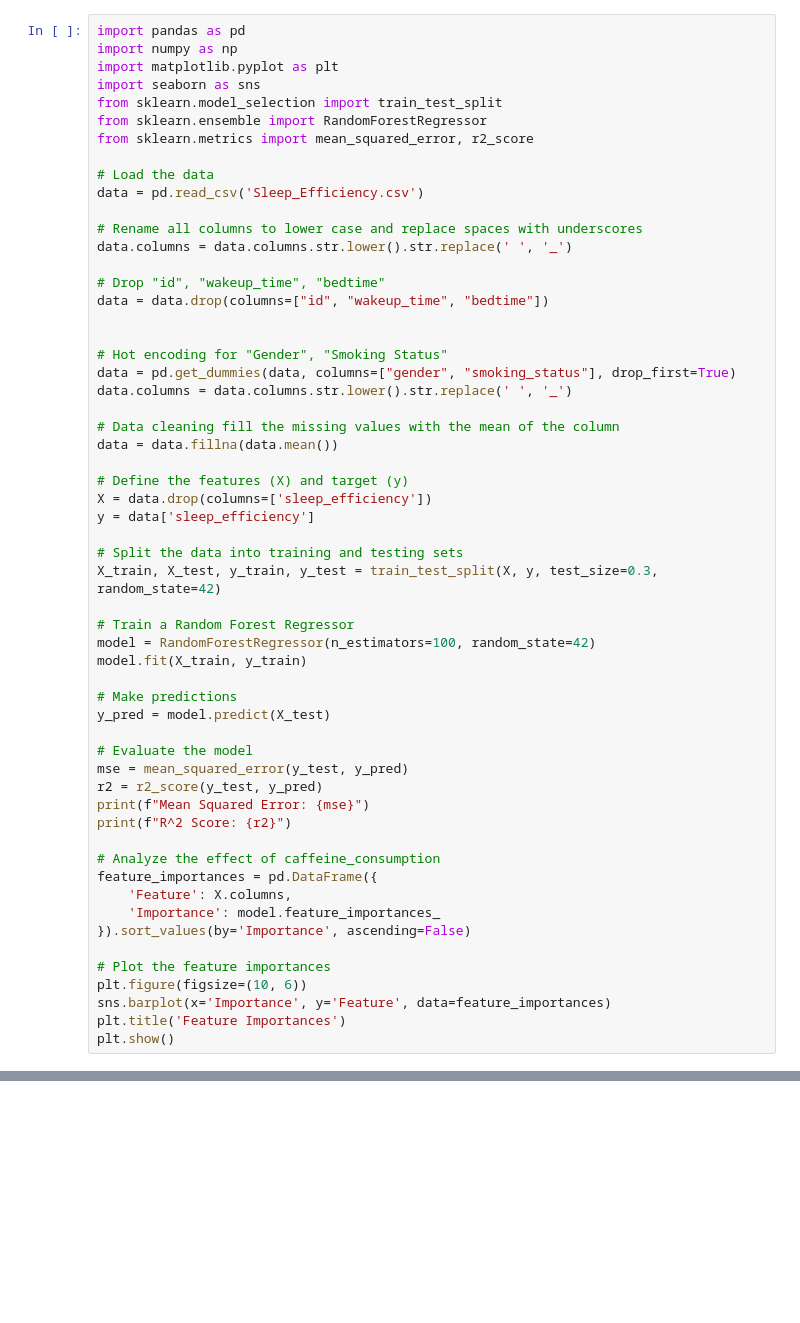
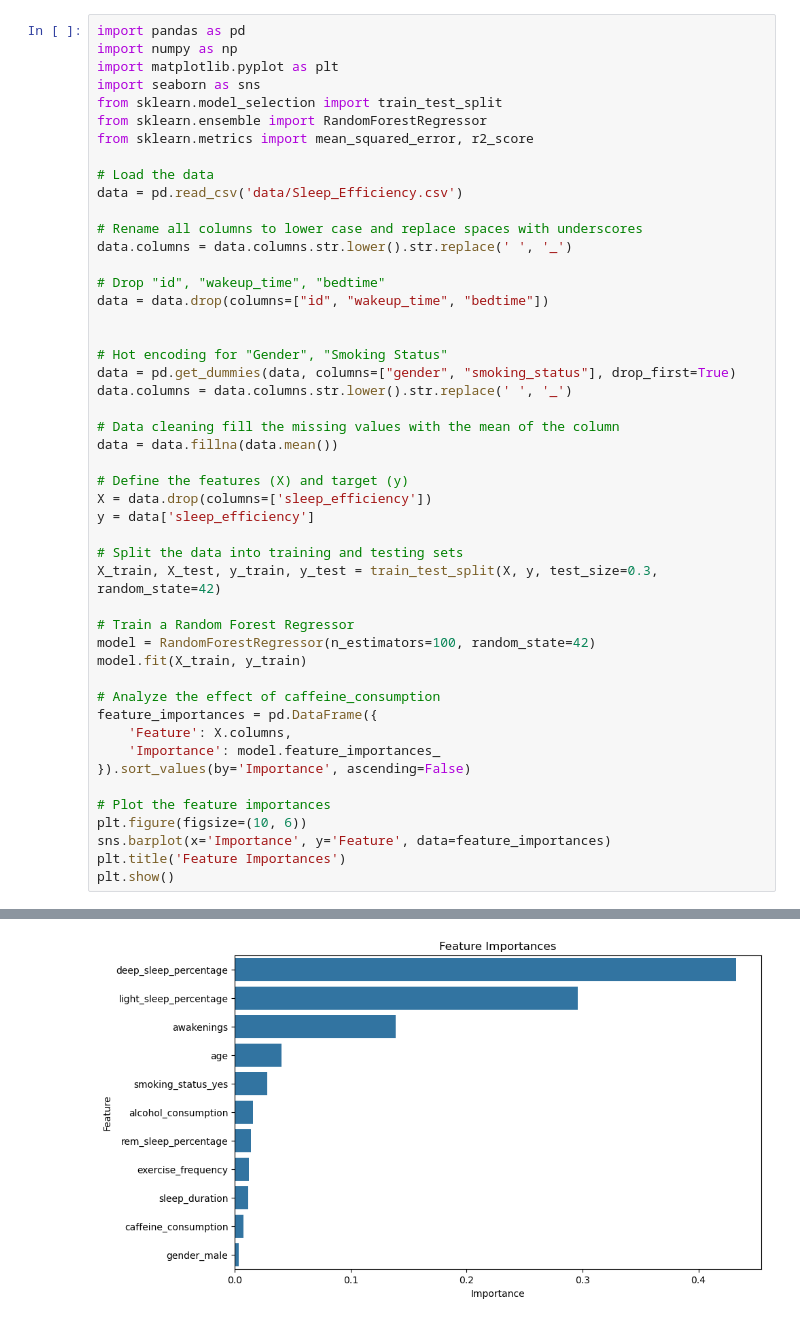
Before and after one commit to Jelles/ML-Model, a Jupyter notebook: random_forest.ipynb, the cells around one changed output, grey strips where cells are left out. Saved outputs shown, nothing was run; the diff lists cells and outputs as text; blank space fills up the shorter version.

```diff
--- a/random_forest.ipynb
+++ b/random_forest.ipynb
@@ -8,7 +8,7 @@ from sklearn.ensemble import RandomForestRegressor
 from sklearn.metrics import mean_squared_error, r2_score
 
 # Load the data
-data = pd.read_csv('Sleep_Efficiency.csv')
+data = pd.read_csv('data/Sleep_Efficiency.csv')
 
 # Rename all columns to lower case and replace spaces with underscores
 data.columns = data.columns.str.lower().str.replace(' ', '_')
@@ -35,15 +35,6 @@ X_train, X_test, y_train, y_test = train_test_split(X, y, test_size=0.3, random_
 model = RandomForestRegressor(n_estimators=100, random_state=42)
 model.fit(X_train, y_train)
 
-# Make predictions
-y_pred = model.predict(X_test)
-
-# Evaluate the model
-mse = mean_squared_error(y_test, y_pred)
-r2 = r2_score(y_test, y_pred)
-print(f"Mean Squared Error: {mse}")
-print(f"R^2 Score: {r2}")
-
 # Analyze the effect of caffeine_consumption
 feature_importances = pd.DataFrame({
     'Feature': X.columns,
@@ -55,3 +46,4 @@ plt.figure(figsize=(10, 6))
 sns.barplot(x='Importance', y='Feature', data=feature_importances)
 plt.title('Feature Importances')
 plt.show()
+# %% [output]
@@ -57,0 +52 @@ plt.show()
+[figure, added]
```
Also changed, not shown: parts of 1 cell of this notebook.
